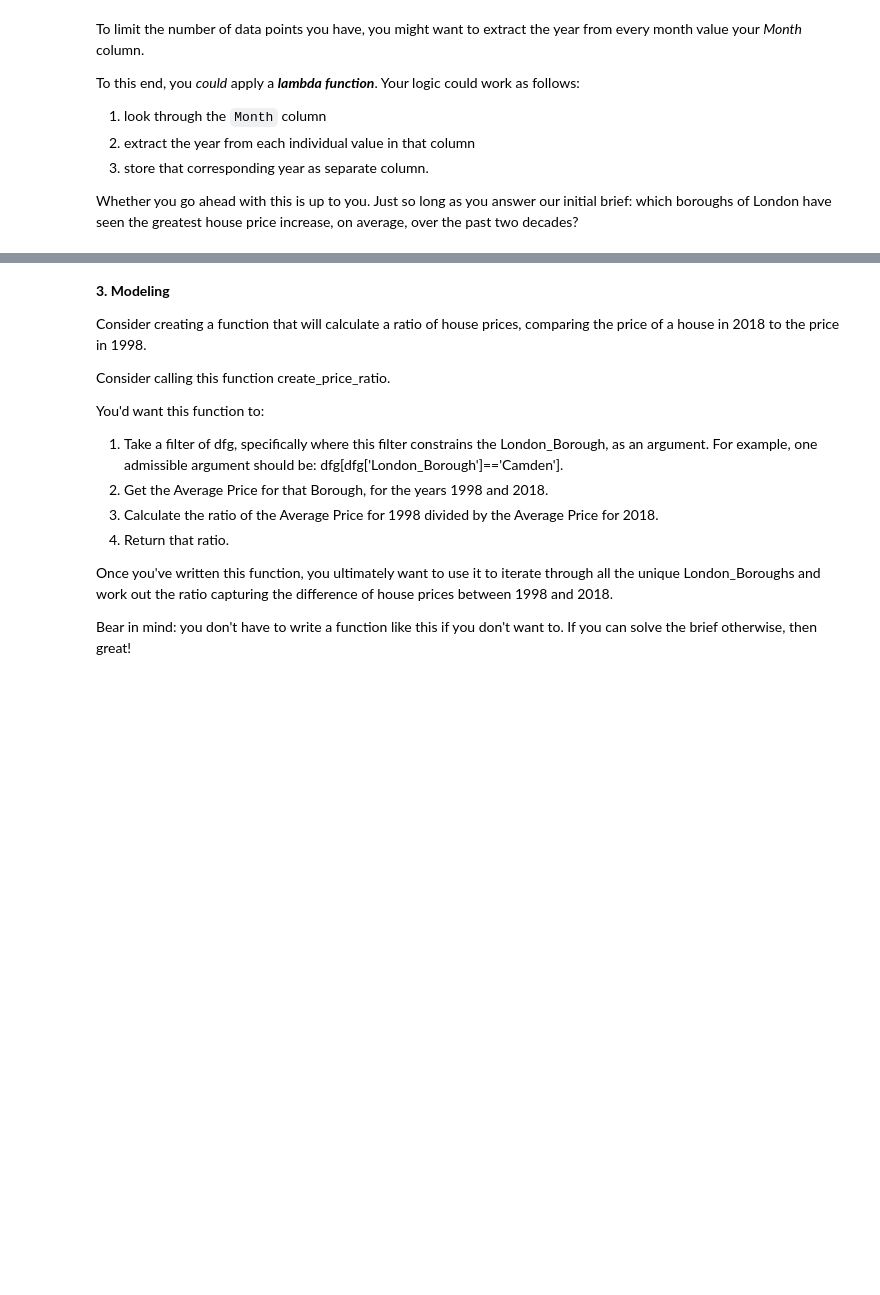
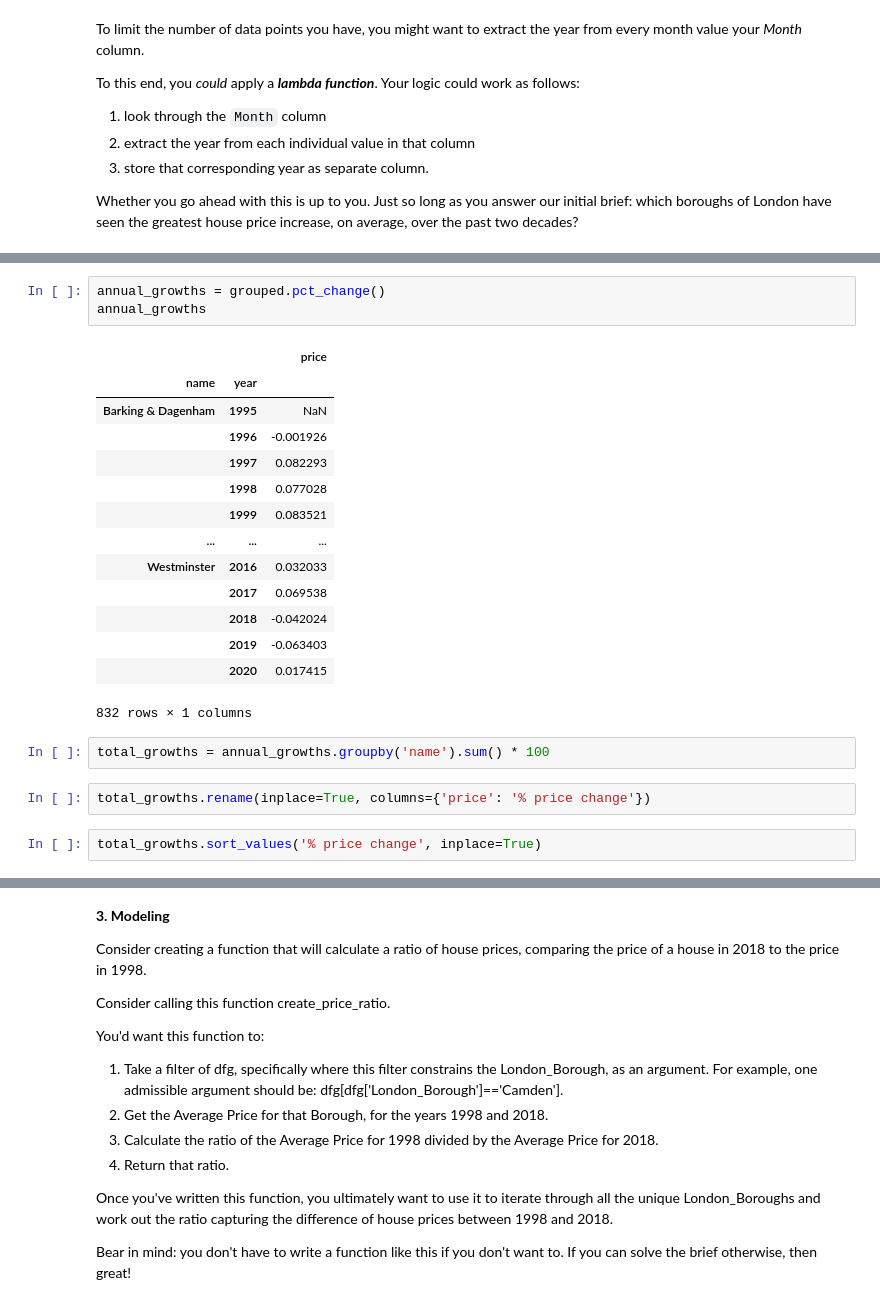
Before and after one commit to sbBEM/SpringBoard, a Jupyter notebook: unit4/Unit 4 Challenge - Tier 3.ipynb, the cells around one changed output, grey strips where cells are left out. Drawn from its saved outputs; the diff is of its cells as text; blank space fills up the shorter version.

```diff
--- a/unit4/Unit 4 Challenge - Tier 3.ipynb
+++ b/unit4/Unit 4 Challenge - Tier 3.ipynb
@@ -425,0 +452,24 @@ Whether you go ahead with this is up to you. Just so long as you answer our init
+# %%
+annual_growths = grouped.pct_change()
+annual_growths
+# %% [output]
+|  |  | price |
+| name | year |  |
+| Barking & Dagenham | 1995 | NaN |
+|  | 1996 | -0.001926 |
+|  | 1997 | 0.082293 |
+|  | 1998 | 0.077028 |
+|  | 1999 | 0.083521 |
+| ... | ... | ... |
+| Westminster | 2016 | 0.032033 |
+|  | 2017 | 0.069538 |
+|  | 2018 | -0.042024 |
+|  | 2019 | -0.063403 |
+|  | 2020 | 0.017415 |
+832 rows × 1 columns
+# %%
+total_growths = annual_growths.groupby('name').sum() * 100
+# %%
+total_growths.rename(inplace=True, columns={'price': '% price change'})
+# %%
+total_growths.sort_values('% price change', inplace=True)
```
Also changed, not shown: parts of 7 cells of this notebook.
